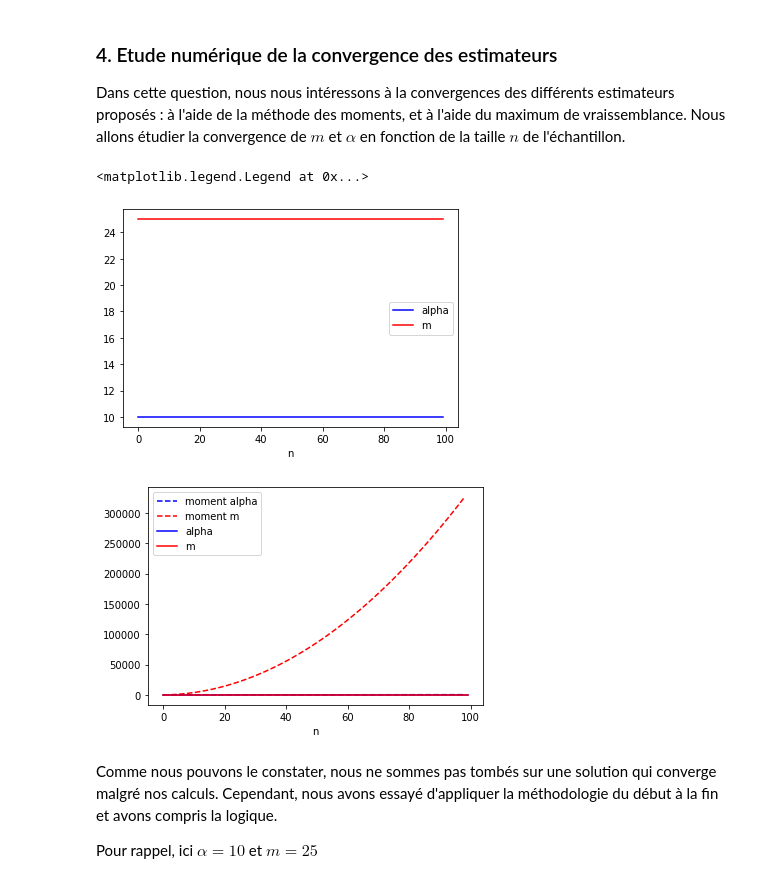
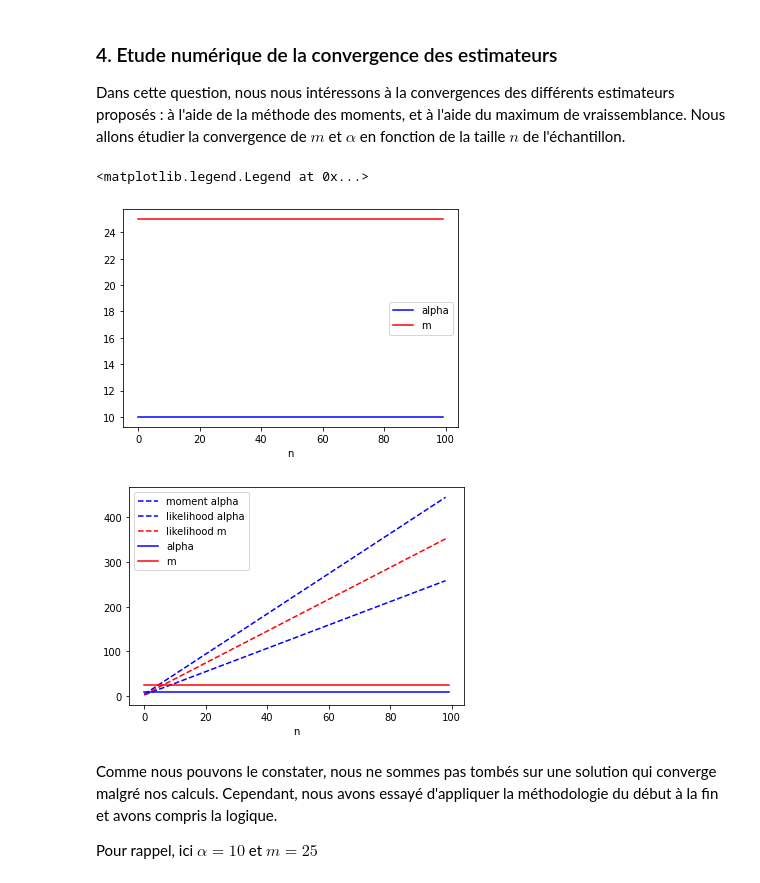
Before and after one commit to Aympab/Projet_Probas_Stats, a Jupyter notebook: main.ipynb, the cells around one changed output. Cells and saved outputs as stored; diff of their text form; code cells hidden in the pictures.

```diff
--- a/main.ipynb
+++ b/main.ipynb
@@ -341,42 +341,56 @@ def moment_m(xs, n) :
 
     return sum_1/n - sqrt((6/pi**2)*(sum_2/n))
 
-def likelihood_alpha(xs, n) :
-    return 0
+def likelihood_alpha(xs) :
+    return optimize.newton(func, 1, args=(xs,), fprime=func_prime)
 
-def likelihood_m(xs, n) :
-    return 0
+def likelihood_m(xs, n, a) :
+    sum = 0
+
+    for x in xs :
+        sum += exp(-x/a)
+
+    return -a*log(sum/n)
 
 m_as = []
 m_ms = []
+l_as = []
+l_ms = []
 
 for n in range(10, N, 10) :
     xs = range(0, n)
     sample = [f(x,alpha=a,m=m) for x in xs]
 
     m_as.append(moment_alpha(xs, n))
     m_ms.append(moment_m(xs, n))
+
+    a = likelihood_alpha(xs)
+    l_as.append(a)
+    l_ms.append(likelihood_m(xs, n, a))
+
 
 alphas = np.full(N//10, _alpha)
 ms = np.full(N//10, _m)
 
 plt.figure(1)
 plt.plot(alphas, '-b', label="alpha")
 plt.plot(ms, '-r', label="m")
 plt.xlabel("n")
 plt.legend()
 
 plt.figure(2)
 plt.plot(m_as, '--b', label="moment alpha")
-plt.plot(m_ms, '--r', label="moment m")
+# plt.plot(m_ms, '--r', label="moment m")
+plt.plot(l_as, '--b', label="likelihood alpha")
+plt.plot(l_ms, '--r', label="likelihood m")
 plt.plot(alphas, '-b', label="alpha")
 plt.plot(ms, '-r', label="m")
 plt.xlabel("n")
 plt.legend()
 # %% [output]
 <matplotlib.legend.Legend at 0x...>
 [figure]
-[figure, old version]
+[figure, new version]
 # %% [markdown]
 Comme nous pouvons le constater, nous ne sommes pas tombés sur une solution qui converge malgré nos calculs. Cependant, nous avons essayé d'appliquer la méthodologie du début à la fin et avons compris la logique.
 
```
Also changed, not shown: 2 other files.
